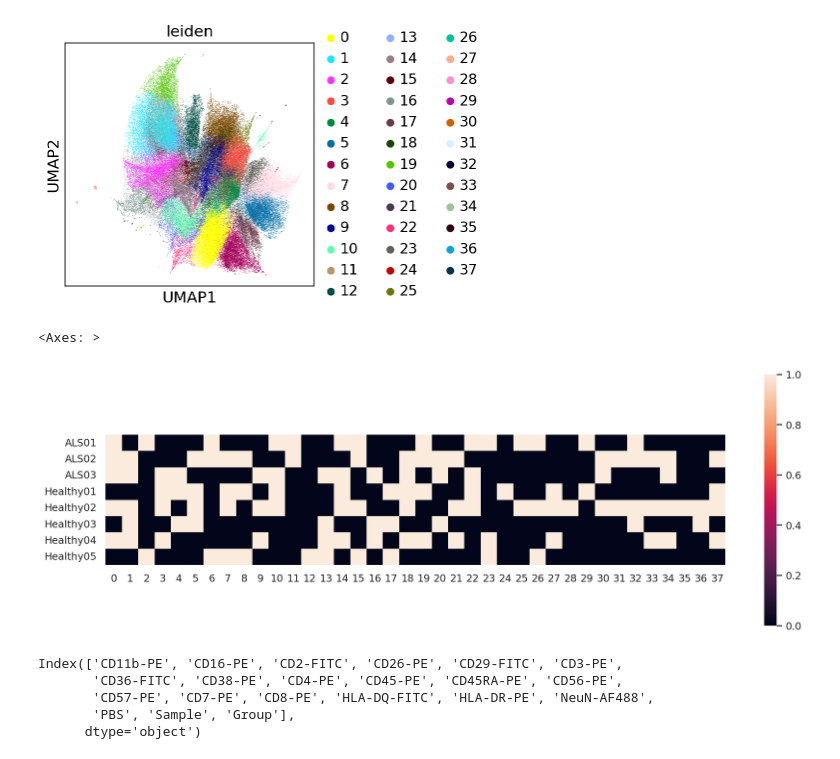
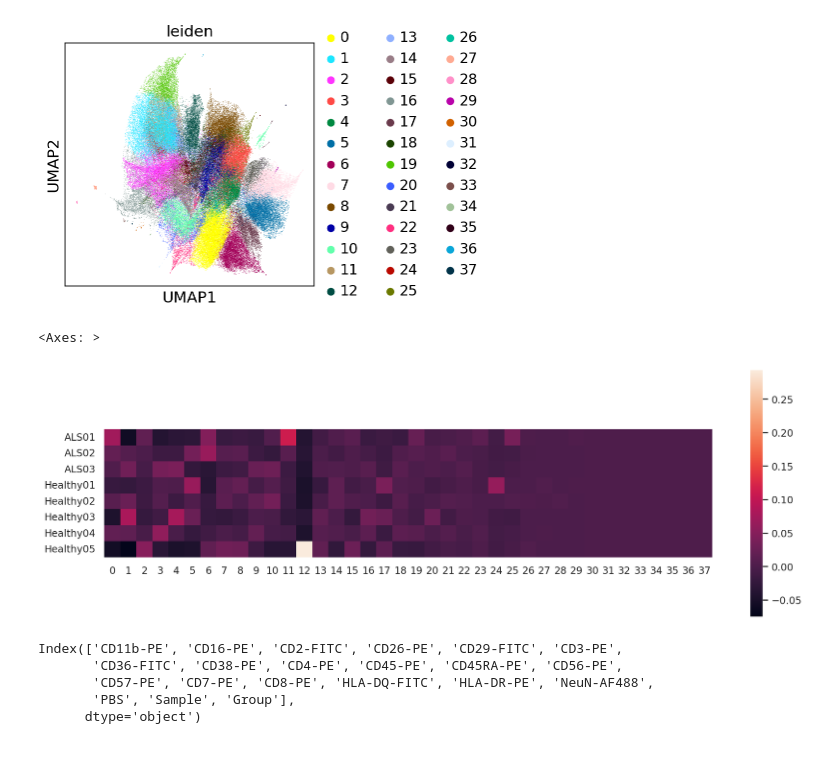
Before and after one commit to bionetslab/ALS_MELC_Data_Analysis, a Jupyter notebook: expression_analysis.ipynb, the cells around one changed output. Saved outputs shown, nothing was run; the diff lists cells and outputs as text; code cells hidden in the pictures.

```diff
--- a/expression_analysis.ipynb
+++ b/expression_analysis.ipynb
@@ -156,10 +156,10 @@ conf_df["sum"] = conf_df.sum(axis=1)
 rel_conf = conf_df.iloc[:,:-1].div(conf_df["sum"], axis=0)
 # %%
 sns.set(rc={'figure.figsize':(15, 5)})
-sns.heatmap(rel_conf > 0,square=True)
+sns.heatmap(rel_conf,square=True)
 # %% [output]
 <Axes: >
-[figure, old version]
+[figure, new version]
 # %%
 expression_data["leiden"] = leiden
 # %%
```
Also changed, not shown: 5 other files.
